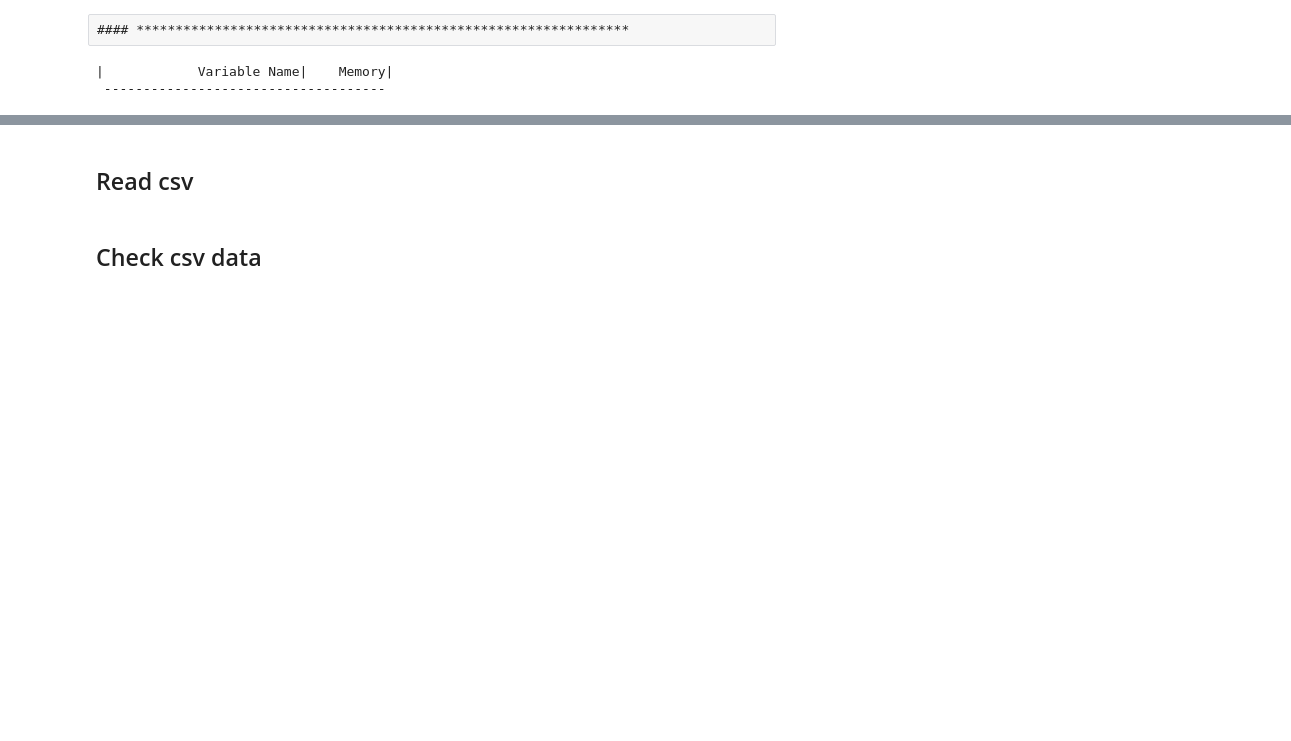
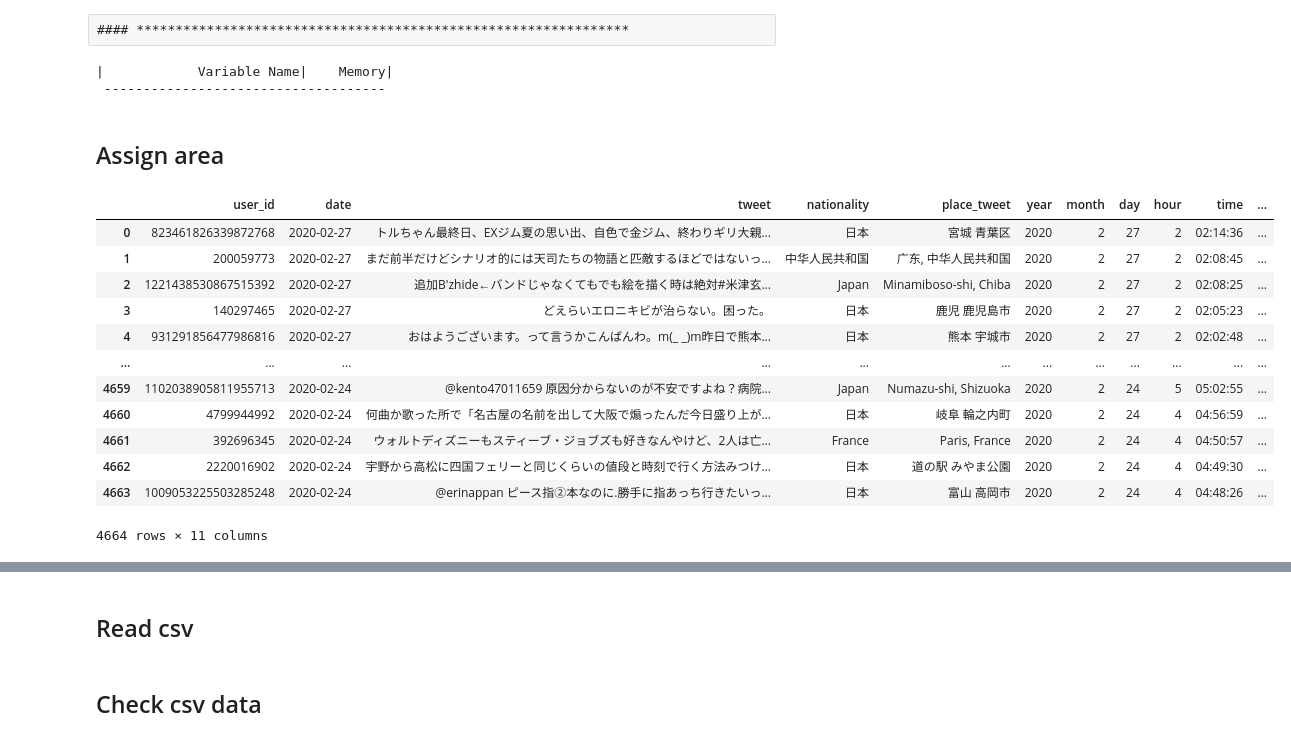
Before and after one commit to Keygoksmg/parse_json_twitter, a Jupyter notebook: codes/json2csv_location.ipynb, the cells around one changed output, grey strips where cells are left out. Saved outputs shown, nothing was run; the diff lists cells and outputs as text; code cells hidden in the pictures; blank space fills up the shorter version.

Commit message:
update location

```diff
--- a/codes/json2csv_location.ipynb
+++ b/codes/json2csv_location.ipynb
@@ -208,0 +171,38 @@ del nationality, rts
+# %% [markdown]
+## Assign area
+# %%
+area = pd.read_csv('../data/area_japan.csv')
+t = pd.read_csv('../data/dfs_location/df_lct1.csv').drop('Unnamed: 0', axis=1)
+area_jp = area.drop(['pref_en'], axis=1).set_index(['pref_jp']).Area.to_dict()
+area_en = area.drop(['pref_jp'], axis=1).set_index(['pref_en']).Area.to_dict()
+# %%
+area = []
+for natio, place in zip(t.nationality, t.place_tweet):
+    if natio == '日本' and place.split(' ')[0] in area_jp:
+        area.append(area_jp[place.split(' ')[0]])
+    elif natio == '日本' and place.split(' ')[-1] in area_jp:
+        area.append(area_jp[place.split(' ')[-1]])
+    elif natio == 'Japan' and place.split(', ')[-1] in area_en:
+        area.append(area_en[place.split(', ')[-1]])
+    elif natio == 'Japan' and place.split(', ')[0] in area_en:
+        area.append(area_en[place.split(', ')[0]])
+    else:
+        area.append('nan')
+# %%
+t['area'] = area
+# %%
+t
+# %% [output]
+|  | user_id | date | tweet | nationality | place_tweet | year | month | day | hour | time | ... |
+| 0 | 823461826339872768 | 2020-02-27 | トルちゃん最終日、EXジム夏の思い出、自色で金ジム、終わりギリ大親... | 日本 | 宮城 青葉区 | 2020 | 2 | 27 | 2 | 02:14:36 | ... |
+| 1 | 200059773 | 2020-02-27 | まだ前半だけどシナリオ的には天司たちの物語と匹敵するほどではないっ... | 中华人民共和国 | 广东, 中华人民共和国 | 2020 | 2 | 27 | 2 | 02:08:45 | ... |
+| 2 | 1221438530867515392 | 2020-02-27 | 追加B'zhide←バンドじゃなくてもでも絵を描く時は絶対#米津玄... | Japan | Minamiboso-shi, Chiba | 2020 | 2 | 27 | 2 | 02:08:25 | ... |
+| 3 | 140297465 | 2020-02-27 | どえらいエロニキビが治らない。困った。 | 日本 | 鹿児 鹿児島市 | 2020 | 2 | 27 | 2 | 02:05:23 | ... |
+| 4 | 931291856477986816 | 2020-02-27 | おはようございます。って言うかこんばんわ。m(_ _)m昨日で熊本... | 日本 | 熊本 宇城市 | 2020 | 2 | 27 | 2 | 02:02:48 | ... |
+| ... | ... | ... | ... | ... | ... | ... | ... | ... | ... | ... | ... |
+| 4659 | 1102038905811955713 | 2020-02-24 | @kento47011659 原因分からないのが不安ですよね？病院... | Japan | Numazu-shi, Shizuoka | 2020 | 2 | 24 | 5 | 05:02:55 | ... |
+| 4660 | 4799944992 | 2020-02-24 | 何曲か歌った所で「名古屋の名前を出して大阪で煽ったんだ今日盛り上が... | 日本 | 岐阜 輪之内町 | 2020 | 2 | 24 | 4 | 04:56:59 | ... |
+| 4661 | 392696345 | 2020-02-24 | ウォルトディズニーもスティーブ・ジョブズも好きなんやけど、2人は亡... | France | Paris, France | 2020 | 2 | 24 | 4 | 04:50:57 | ... |
+| 4662 | 2220016902 | 2020-02-24 | 宇野から高松に四国フェリーと同じくらいの値段と時刻で行く方法みつけ... | 日本 | 道の駅 みやま公園 | 2020 | 2 | 24 | 4 | 04:49:30 | ... |
+| 4663 | 1009053225503285248 | 2020-02-24 | @erinappan ピース指②本なのに.勝手に指あっち行きたいっ... | 日本 | 富山 高岡市 | 2020 | 2 | 24 | 4 | 04:48:26 | ... |
+4664 rows × 11 columns
```
Also changed, not shown: parts of 15 cells of this notebook.
